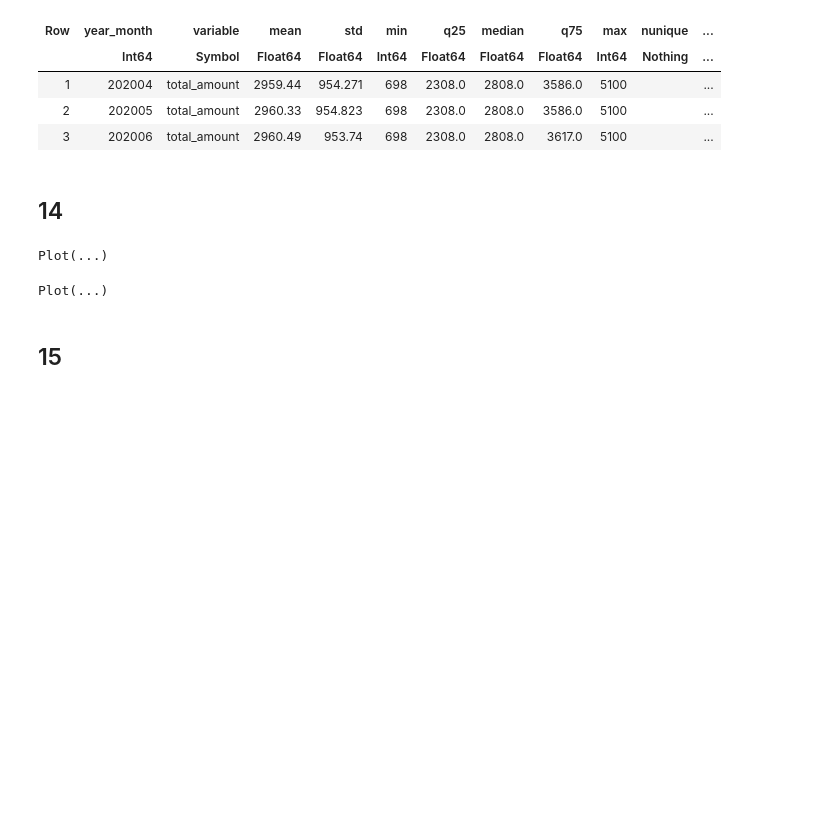
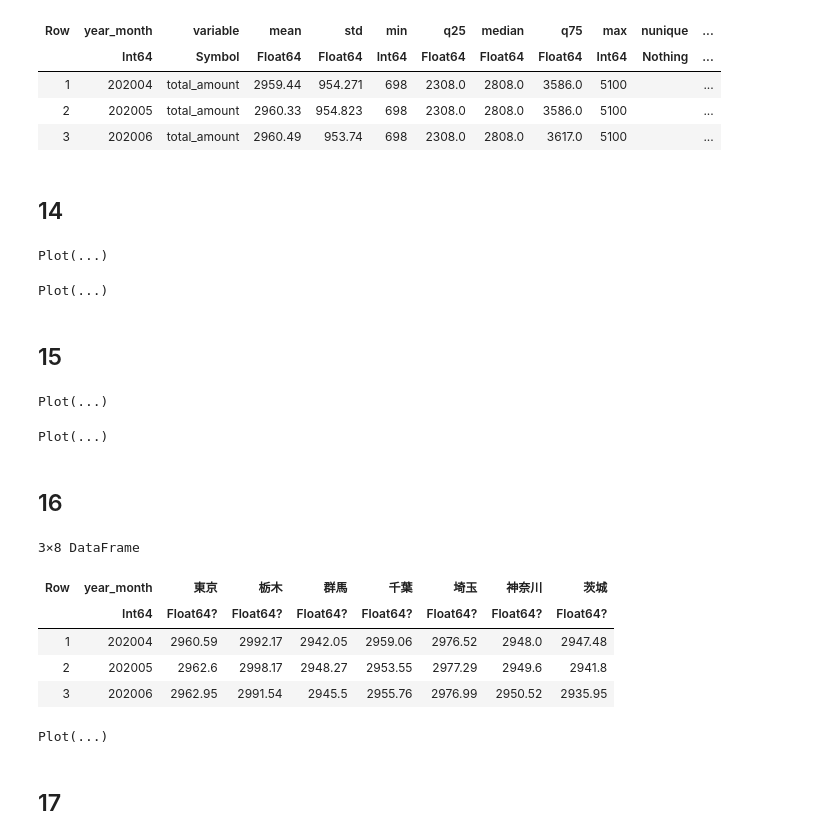
Before and after one commit to ktman-ktman/100knock-machine-learning-system, a Jupyter notebook: notebook/chapter2.ipynb, the cells around one changed output. Saved outputs shown, nothing was run; the diff lists cells and outputs as text; code cells hidden in the pictures; blank space fills up the shorter version.

```diff
--- a/notebook/chapter2.ipynb
+++ b/notebook/chapter2.ipynb
@@ -210,3 +211,56 @@ end
 Plot(...)
 # %% [markdown]
 ## 15
+# %%
+@chain tmp_df begin
+    plot(x = :total_amount, Geom.histogram())
+end
+# %% [output]
+Plot(...)
+# %%
+@chain tmp_df begin
+    plot(x = :total_amount, Geom.histogram(bincount=21))
+end
+# %% [output]
+Plot(...)
+# %% [markdown]
+## 16
+# %%
+@chain analyze_data_df begin
+    @rtransform begin
+        @astable begin
+            :order_accept_date = Date(:order_accept_date, dateformat"y-m-d H:M:S")
+            :year = Dates.year(:order_accept_date)
+            :month = Dates.month(:order_accept_date)
+            :year_month = :year * 100 + :month
+        end
+    end
+    groupby([:year_month, :narrow_area])
+    @combine(:total_amount = mean(:total_amount))
+    unstack(:year_month, :narrow_area, :total_amount)
+end
+# %% [output]
+3×8 DataFrame
+| Row | year_month | 東京 | 栃木 | 群馬 | 千葉 | 埼玉 | 神奈川 | 茨城 |
+|  | Int64 | Float64? | Float64? | Float64? | Float64? | Float64? | Float64? | Float64? |
+| 1 | 202004 | 2960.59 | 2992.17 | 2942.05 | 2959.06 | 2976.52 | 2948.0 | 2947.48 |
+| 2 | 202005 | 2962.6 | 2998.17 | 2948.27 | 2953.55 | 2977.29 | 2949.6 | 2941.8 |
+| 3 | 202006 | 2962.95 | 2991.54 | 2945.5 | 2955.76 | 2976.99 | 2950.52 | 2935.95 |
+# %%
+@chain analyze_data_df begin
+    @rtransform begin
+        @astable begin
+            :order_accept_date = Date(:order_accept_date, dateformat"y-m-d H:M:S")
+            :year = Dates.year(:order_accept_date)
+            :month = Dates.month(:order_accept_date)
+            :year_month = :year * 100 + :month
+        end
+    end
+    groupby([:year_month, :narrow_area])
+    @combine(:total_amount = mean(:total_amount))
+    plot(x = :year_month, y = :total_amount, color = :narrow_area, Geom.line())
+end
+# %% [output]
+Plot(...)
+# %% [markdown]
+## 17
```
Also changed, not shown: parts of 1 cell of this notebook, 1 other file.
